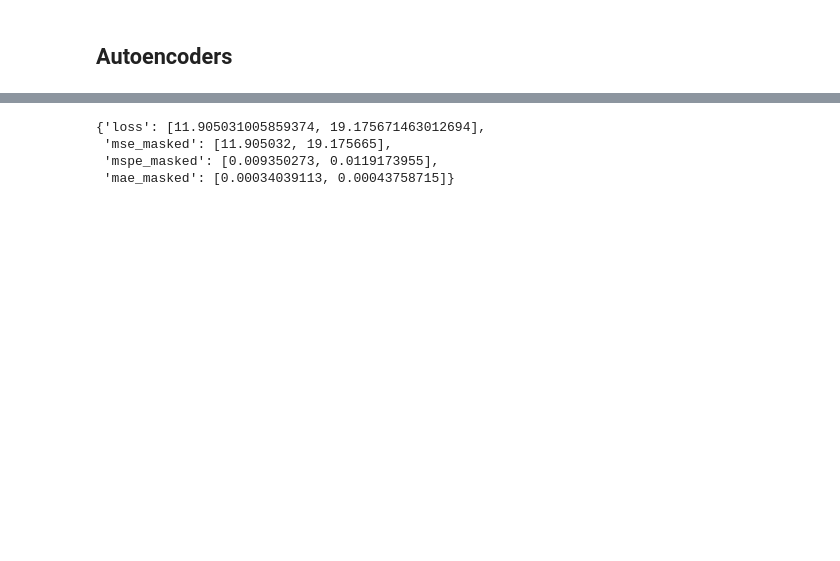
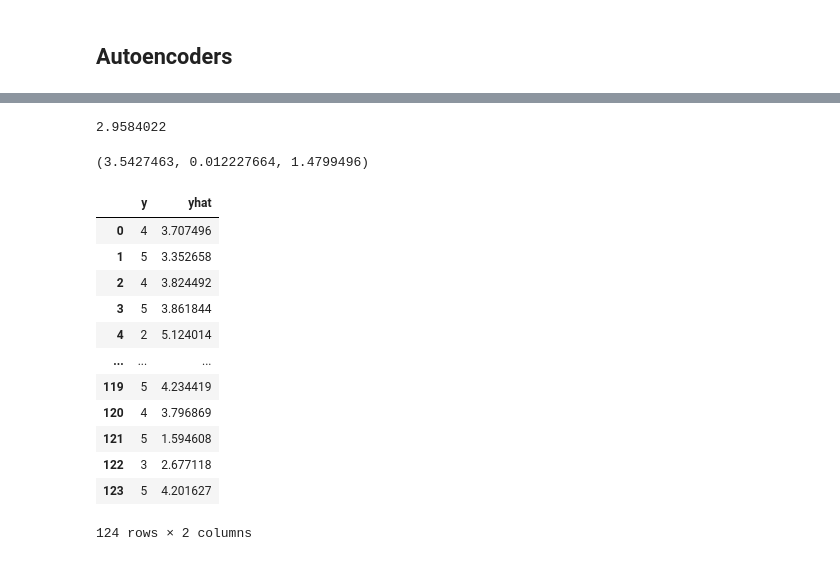
Before and after one commit to maddataanalyst/deepautorec_paper, a Jupyter notebook: notebooks/recommendation_engine_test.ipynb, the cells around one changed output, grey strips where cells are left out. Drawn from its saved outputs; the diff is of its cells as text; code cells hidden in the pictures; blank space fills up the shorter version.

```diff
--- a/notebooks/recommendation_engine_test.ipynb
+++ b/notebooks/recommendation_engine_test.ipynb
@@ -346,7 +451,29 @@ KeyboardInterrupt:
-# %%
-results.history
-# %% [output]
-{'loss': [11.905031005859374, 19.175671463012694],
- 'mse_masked': [11.905032, 19.175665],
- 'mspe_masked': [0.009350273, 0.0119173955],
- 'mae_masked': [0.00034039113, 0.00043758715]}
+# %%
+Xr_test_reconstruction_multi = deep_autorec_multi.predict([Xr_test_pred_hidden.toarray(), Xf_test])
+mse_masked(Xr_test_pred_hidden.toarray(), Xr_test_reconstruction_multi).numpy()
+# %% [output]
+2.9584022
+# %%
+yhat_multi = []
+for test_uid, test_itemid in zip(test_uids, test_item_ids):
+    yhat_multi.append(Xr_test_reconstruction_multi[test_uid, test_itemid])
+
+mse_masked(test_y, yhat_multi).numpy(), mape_masked(test_y, yhat_multi).numpy(), mae_masked(test_y, yhat_multi).numpy()
+# %% [output]
+(3.5427463, 0.012227664, 1.4799496)
+# %%
+pd.DataFrame({'y': test_y, 'yhat': yhat_multi})
+# %% [output]
+|  | y | yhat |
+| 0 | 4 | 3.707496 |
+| 1 | 5 | 3.352658 |
+| 2 | 4 | 3.824492 |
+| 3 | 5 | 3.861844 |
+| 4 | 2 | 5.124014 |
+| ... | ... | ... |
+| 119 | 5 | 4.234419 |
+| 120 | 4 | 3.796869 |
+| 121 | 5 | 1.594608 |
+| 122 | 3 | 2.677118 |
+| 123 | 5 | 4.201627 |
+124 rows × 2 columns
```
Also changed, not shown: parts of 40 cells of this notebook.
